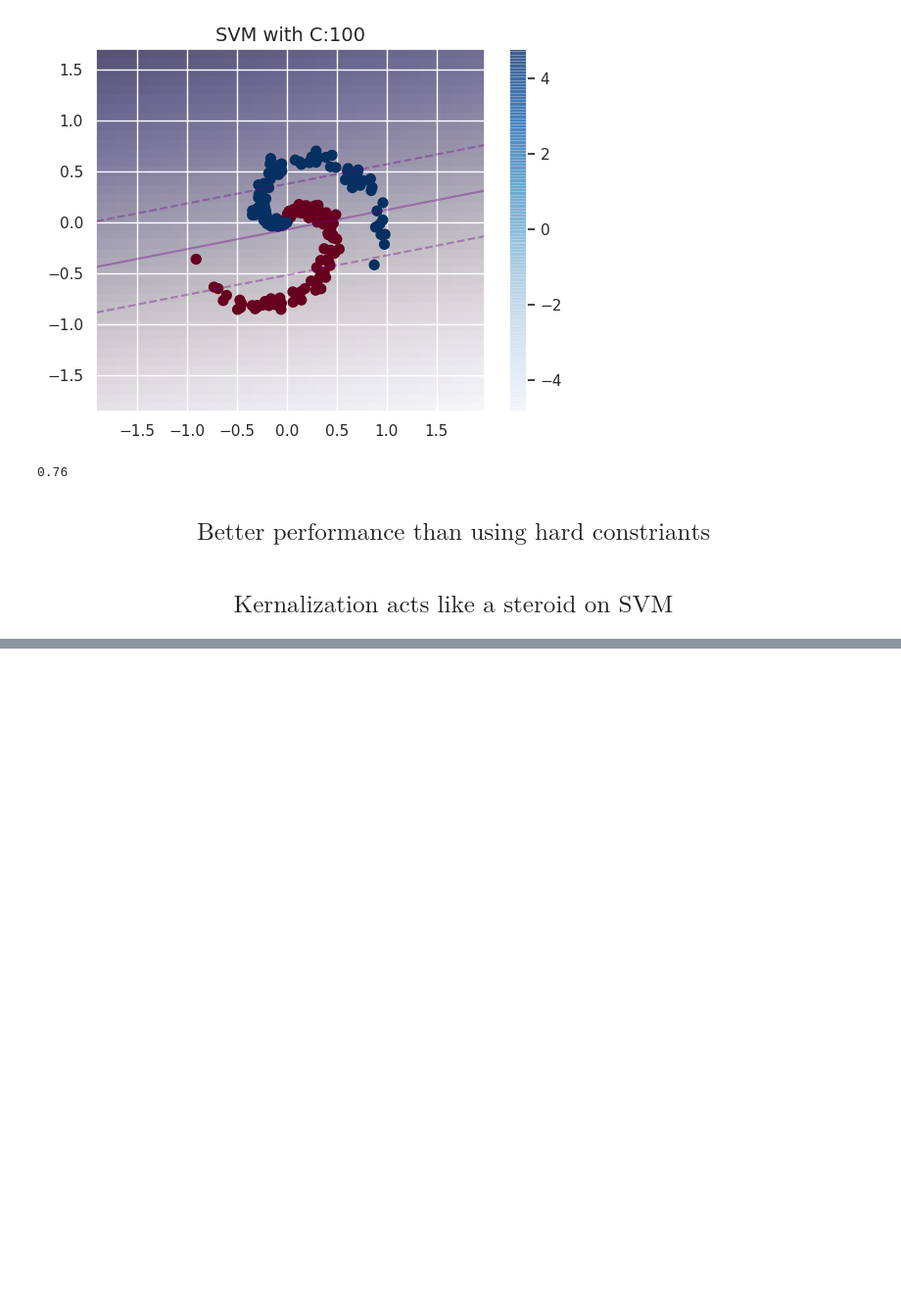
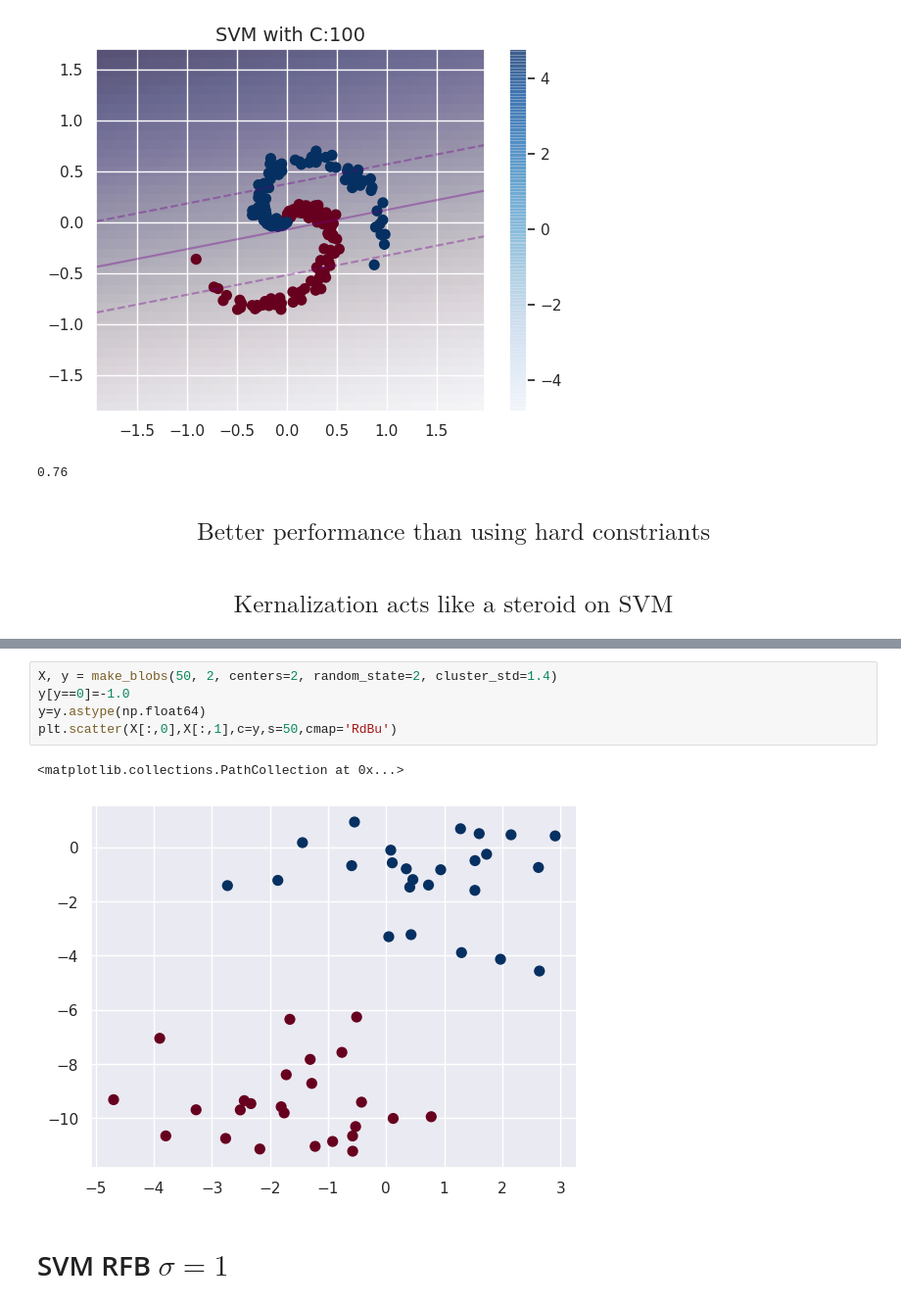
Before and after one commit to Demirrr/Fundamentals, a Jupyter notebook: 1.Machine_Learning/4.SVM.ipynb, the cells around one changed output, grey strips where cells are left out. Shown at 98% size. Saved outputs shown, nothing was run; the diff lists cells and outputs as text; blank space fills up the shorter version.

```diff
--- a/1.Machine_Learning/4.SVM.ipynb
+++ b/1.Machine_Learning/4.SVM.ipynb
@@ -538,0 +583,10 @@ Loss:1.043e+04 ||w||_2=5.196, Acc:0.76
+# %%
+X, y = make_blobs(50, 2, centers=2, random_state=2, cluster_std=1.4)
+y[y==0]=-1.0
+y=y.astype(np.float64)
+plt.scatter(X[:,0],X[:,1],c=y,s=50,cmap='RdBu')
+# %% [output]
+<matplotlib.collections.PathCollection at 0x...>
+[figure, added]
+# %% [markdown]
+# SVM RFB $\sigma=1$
```
Also changed, not shown: parts of 17 cells of this notebook, 2 other files.
